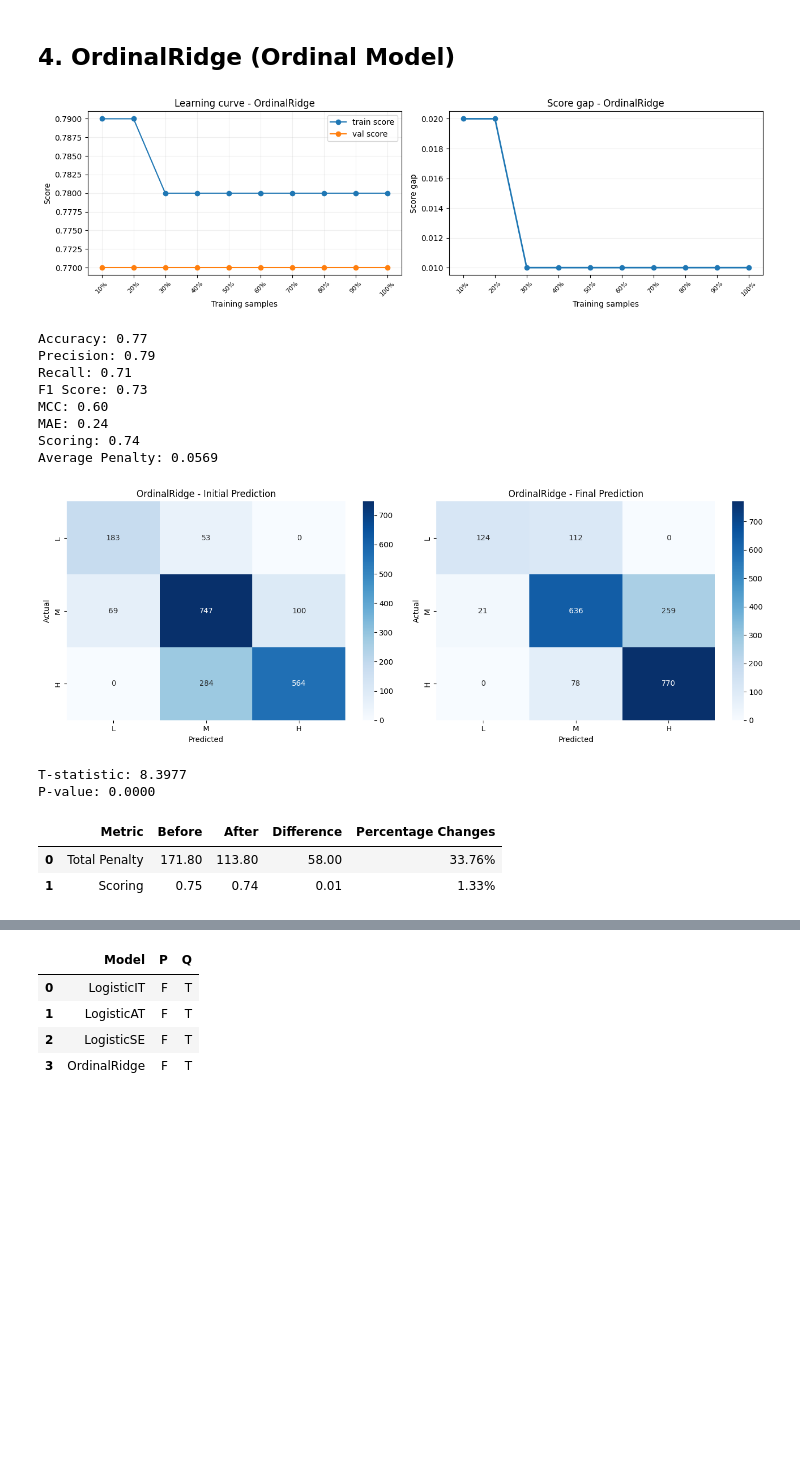
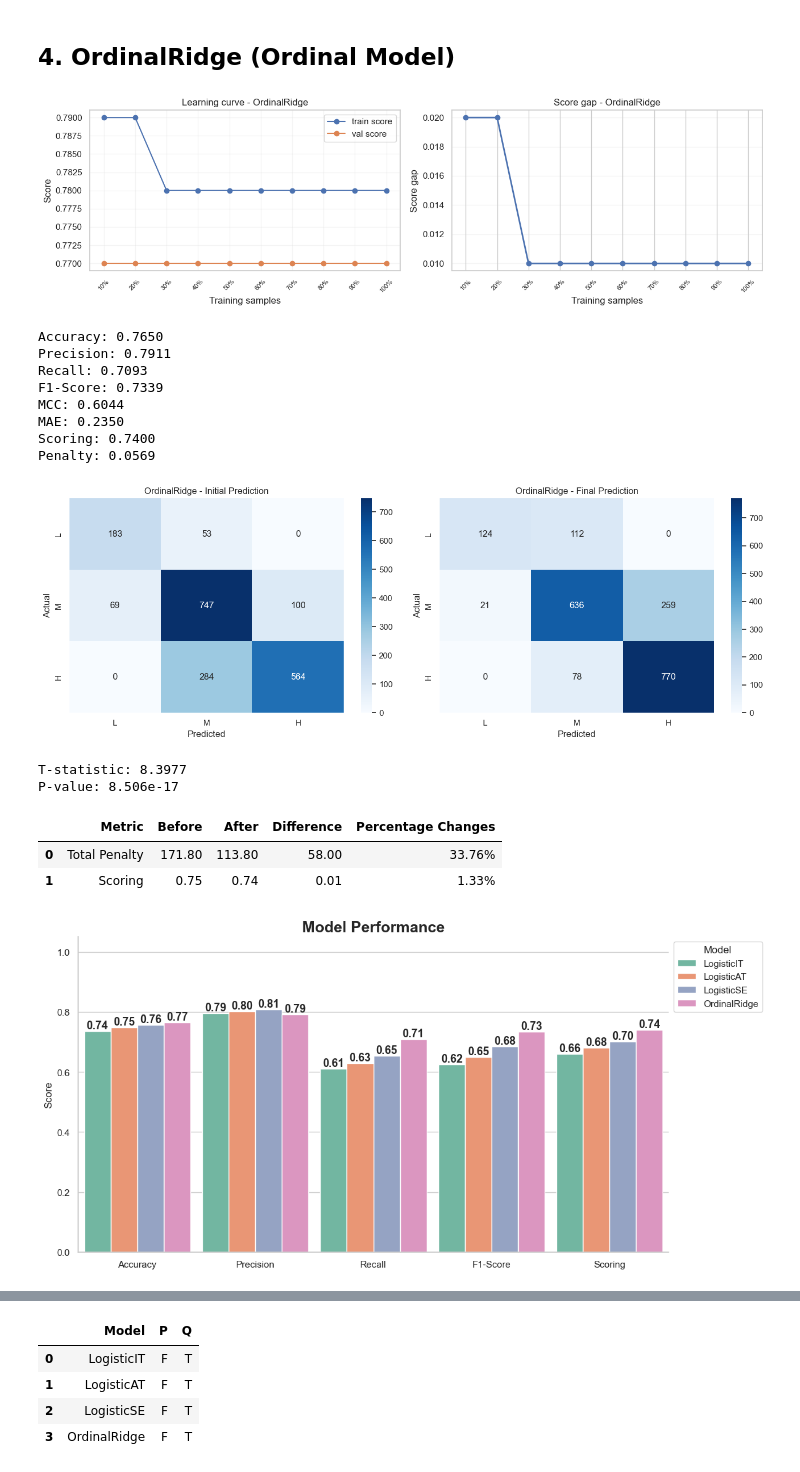
Before and after one commit to rainertimothy/ordinal_weighted_classification_diabetes, a Jupyter notebook: diabetic_prediction_final.ipynb, the cells around one changed output, grey strips where cells are left out. Drawn from its saved outputs; the diff is of its cells as text; code cells hidden in the pictures; blank space fills up the shorter version.

```diff
--- a/diabetic_prediction_final.ipynb
+++ b/diabetic_prediction_final.ipynb
@@ -593,26 +589,59 @@ results.append(evaluate_model('OrdinalRidge', y_test, y_final_pred, y_initial_pr
 
 t_stat, p_value = paired_penalty_ttest(comparison)
 print(f"T-statistic: {t_stat:.4f}")
-print(f"P-value: {p_value:.4f}")
+print(f"P-value: {p_value:.3e}")
 # %% [output]
-[figure, old version]
+[figure, new version]
-Accuracy: 0.77
-Precision: 0.79
-Recall: 0.71
-F1 Score: 0.73
-MCC: 0.60
-MAE: 0.24
-Scoring: 0.74
-Average Penalty: 0.0569
+Accuracy: 0.7650
+Precision: 0.7911
+Recall: 0.7093
+F1-Score: 0.7339
+MCC: 0.6044
+MAE: 0.2350
+Scoring: 0.7400
+Penalty: 0.0569
-[figure, old version]
+[figure, new version]
 T-statistic: 8.3977
-P-value: 0.0000
+P-value: 8.506e-17
 # %%
 summary_df
 # %% [output]
 |  | Metric | Before | After | Difference | Percentage Changes |
 | 0 | Total Penalty | 171.80 | 113.80 | 58.00 | 33.76% |
 | 1 | Scoring | 0.75 | 0.74 | 0.01 | 1.33% |
+# %%
+results_df = pd.DataFrame(results)
+# %%
+metric_group1 = [
+    'Accuracy',
+    'Precision',
+    'Recall',
+    'F1-Score',
+    'Scoring'
+]
+
+plot_df = results_df.melt(id_vars='Model', value_vars=metric_group1, var_name='Metric', value_name='Score')
+
+plt.figure(figsize=(12,6))
+sns.set_theme(style='whitegrid')
+
+ax = sns.barplot(data=plot_df, x='Metric', y='Score', hue='Model', palette='Set2', width=0.9)
+
+for container in ax.containers:
+    ax.bar_label(container, fmt='%.2f', fontsize=13, fontweight='bold')
+
+plt.title('Model Performance', fontsize=18, fontweight='bold', loc='center')
+
+plt.xlabel('')
+plt.ylabel('Score')
+plt.ylim(0, 1.05)
+plt.legend(title='Model', bbox_to_anchor=(1, 1), loc='upper left')
+
+sns.despine()
+plt.tight_layout()
+plt.show()
+# %% [output]
+[figure, added]
 # %%
 df_results = evaluate_performance(results)
 df_results
```
Also changed, not shown: parts of 12 cells of this notebook.
